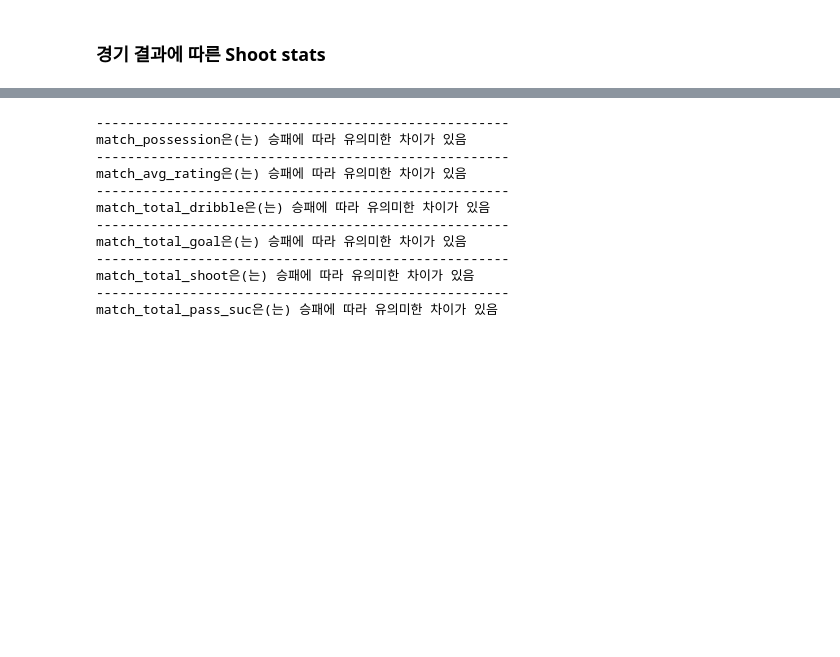
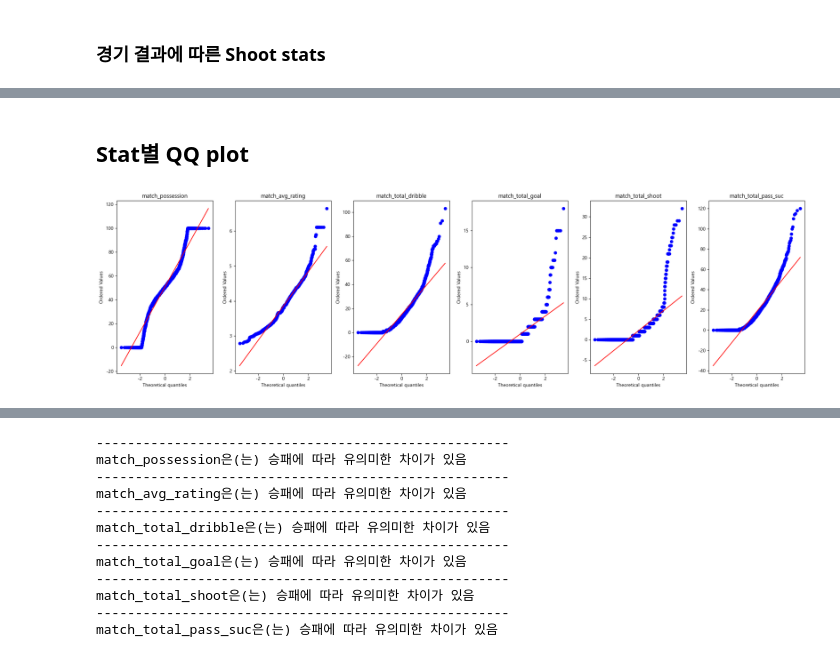
Before and after one commit to dohyun96305/Side_Proj_FCO, a Jupyter notebook: temp_folder/Jupyter_Notebook/match_user_visualization.ipynb, the cells around one changed output, grey strips where cells are left out. Drawn from its saved outputs; the diff is of its cells as text; code cells hidden in the pictures; blank space fills up the shorter version.

```diff
--- a/temp_folder/Jupyter_Notebook/match_user_visualization.ipynb
+++ b/temp_folder/Jupyter_Notebook/match_user_visualization.ipynb
@@ -469,0 +481,2 @@ from scipy.stats import ttest_ind, shapiro, levene, mannwhitneyu, kstest, norm
+# %% [markdown]
+## Stat별 QQ plot
@@ -469,0 +519,4 @@ from scipy.stats import ttest_ind, shapiro, levene, mannwhitneyu, kstest, norm
+# %%
+col_qqplot_all(df3, basic_col)
+# %% [output]
+[figure, added]
```
Also changed, not shown: parts of 51 cells of this notebook, 1 other file.
